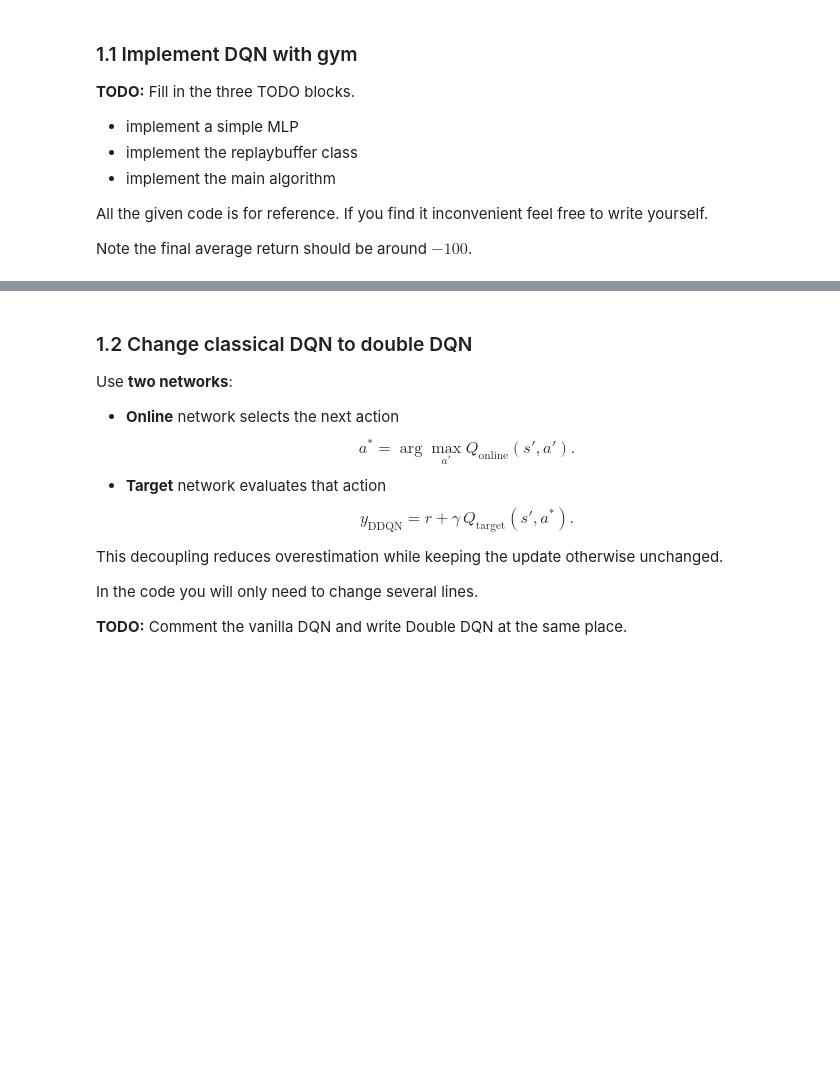
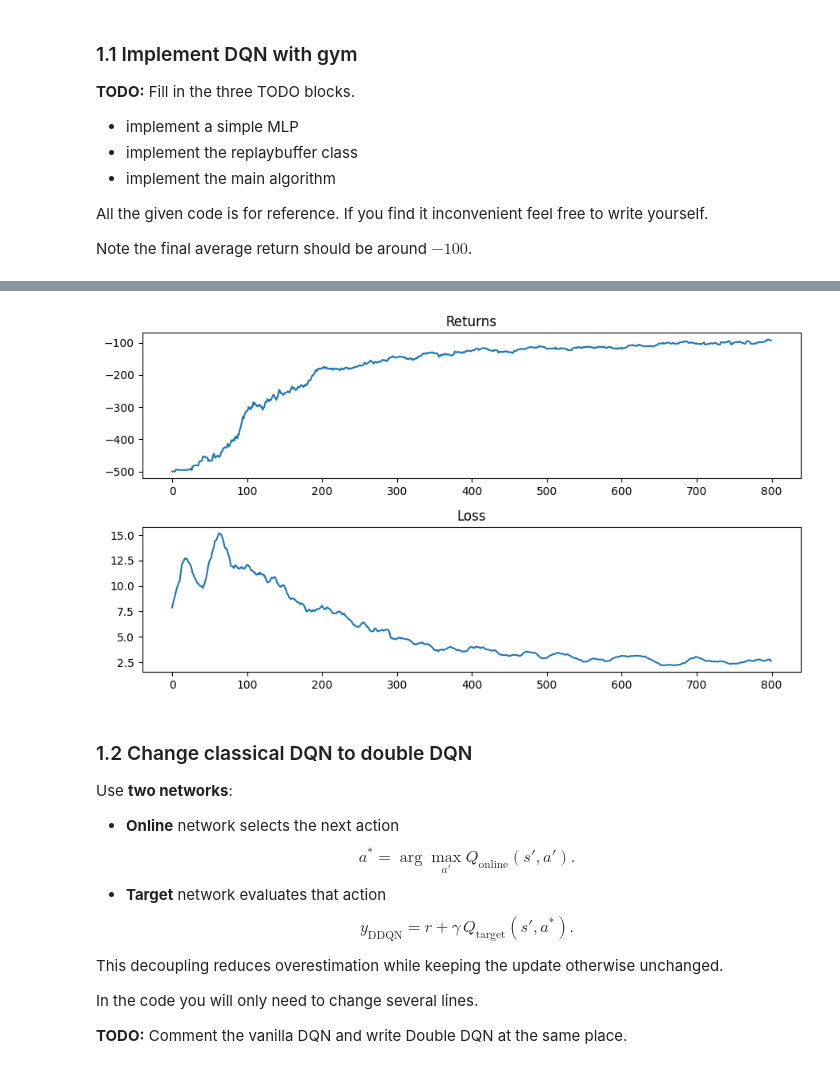
Before and after one commit to mmattyV/2025-ES-AM-158-PSET, a Jupyter notebook: PSET3/pset3.ipynb, the cells around one changed output, grey strips where cells are left out. Drawn from its saved outputs; the diff is of its cells as text; code cells hidden in the pictures; blank space fills up the shorter version.

```diff
--- a/PSET3/pset3.ipynb
+++ b/PSET3/pset3.ipynb
@@ -139,7 +139,18 @@ class QNetwork(nn.Module):
     #########################################
     #TODO 1.1: Implement a simple MLP
     #########################################
+    def __init__(self, obs_dim, n_actions):
+        super().__init__()
+        self.net = nn.Sequential(
+            nn.Linear(obs_dim, 128),
+            nn.ReLU(),
+            nn.Linear(128, 128),
+            nn.ReLU(),
+            nn.Linear(128, n_actions)
+        )
 
+    def forward(self, x):
+        return self.net(x)
 
 q_net = QNetwork(state_dims, num_actions)
 tgt_net = copy.deepcopy(q_net).eval()
@@ -156,6 +167,15 @@ class ReplayBuffer:
     # push: add a transition
     # sample: random sample a batch of transitions
     #########################################
+    def push(self, transition):
+        if len(self.mem) < self.capacity:
+            self.mem.append(transition)
+        else:
+            self.mem[self.pos] = transition
+        self.pos = (self.pos + 1) % self.capacity
+
+    def sample(self, batch_size):
+        return random.sample(self.mem, batch_size)
 
 buffer = ReplayBuffer()
 optim  = Adam(q_net.parameters(), lr=LR)
@@ -171,11 +191,81 @@ def act_epsilon_greedy(state: torch.Tensor, eps: float) -> torch.Tensor:
 # ------------------- train loop (Double DQN target) -------------------
 def train():
     returns_hist, loss_hist = [], []
+    global_step = 0
 
     for ep in range(1, MAX_EPISODES + 1):
         #########################################
         #TODO 1.1: Implement the main algorithm here
         #########################################
+        state, _ = env.reset()
+        ep_return, ep_loss = 0.0, []
+        done = False
+
+        while not done:
+            # Epsilon decay: linear from 1.0 to 0.01
+            eps = max(0.01, 1.0 - 0.99 * global_step / (MAX_EPISODES * 200))
+
+            # Select action
+            action = act_epsilon_greedy(state, eps)
+
+            # Step environment
+            next_state, reward, done_t, _ = env.step(action)
+            done = done_t.item()
+
+            # Store transition
+            buffer.push((state, action, reward, next_state, done_t))
+
+            state = next_state
+            ep_return += reward.item()
+            global_step += 1
+
+            # Train if buffer has enough samples
+            if len(buffer.mem) >= START_TRAINING_AFTER:
+                batch = buffer.sample(BATCH_SIZE)
+                s_b, a_b, r_b, ns_b, d_b = zip(*batch)
+
+                s_b = torch.cat(s_b)
+                a_b = torch.cat(a_b)
+                r_b = torch.cat(r_b)
+                ns_b = torch.cat(ns_b)
+                d_b = torch.cat(d_b)
+
+                # Compute Q(s, a)
+                q_vals = q_net(s_b).gather(1, a_b)
+
+                # Vanilla DQN target:
+                # with torch.no_grad():
+                #     target_q = tgt_net(ns_b).max(dim=1, keepdim=True)[0]
+                #     target = r_b + GAMMA * target_q * (~d_b)
+
+                #########################################
+                #TODO 1.2: Change from DQN to Double DQN
+                #########################################
+                # Double DQN: online net selects, target net evaluates
+                with torch.no_grad():
+                    best_actions = q_net(ns_b).argmax(dim=1, keepdim=True)
+                    target_q = tgt_net(ns_b).gather(1, best_actions)
+                    target = r_b + GAMMA * target_q * (~d_b)
+
+                # Loss and optimization
+                loss = F.mse_loss(q_vals, target)
+                optim.zero_grad()
+                loss.backward()
+                nn.utils.clip_grad_norm_(q_net.parameters(), GRAD_CLIP_NORM)
+                optim.step()
+
+                ep_loss.append(loss.item())
+
+            # Update target network
+            if global_step % TARGET_UPDATE_FREQ == 0:
+                tgt_net.load_state_dict(q_net.state_dict())
+
+        returns_hist.append(ep_return)
+        loss_hist.append(np.mean(ep_loss) if ep_loss else 0.0)
+
+        if ep % PRINT_EVERY_EPISODES == 0:
+            avg_return = np.mean(returns_hist[-PRINT_EVERY_EPISODES:])
+            print(f"Ep {ep:3d} | Return: {ep_return:6.1f} | Avg: {avg_return:6.1f}")
         #########################################
         #TODO 1.2: Change from DQN to Double DQN
         #########################################
@@ -199,3 +289,4 @@ def plot_stats(stats: dict, win: int = 21):
 
 train()
 env.close()
+# %% [output]
@@ -202,3 +310,4 @@ env.close()
+[figure, added]
 # %% [markdown]
 ### 1.2 Change classical DQN to double DQN
 
```
Also changed, not shown: parts of 8 cells of this notebook, 3 other files.
